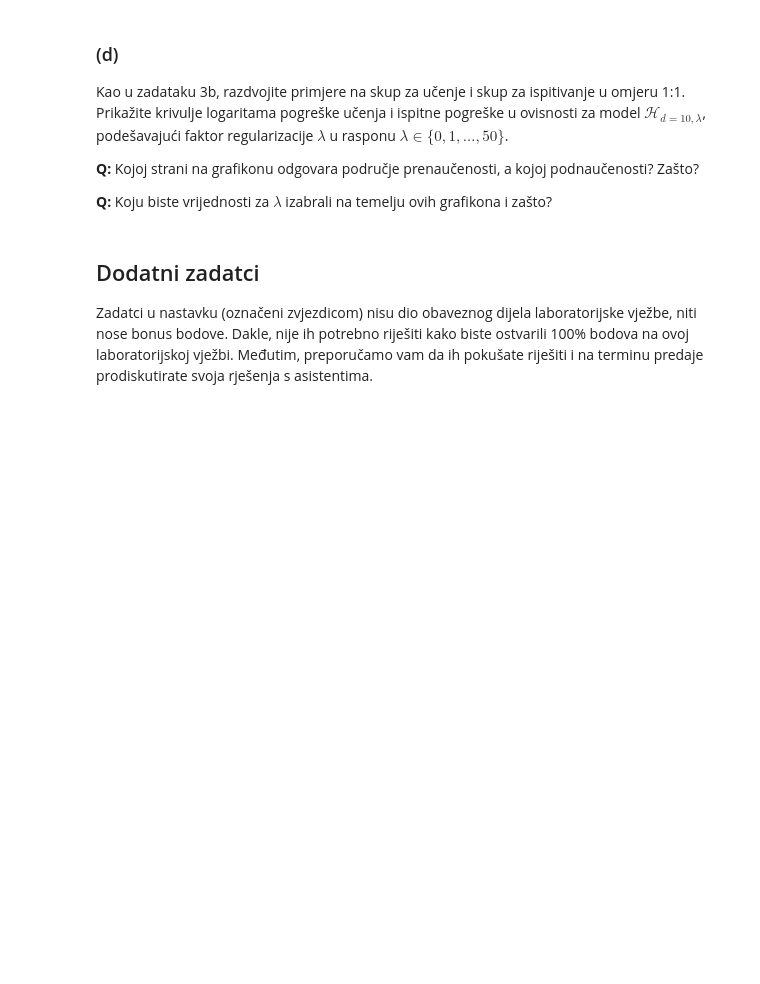
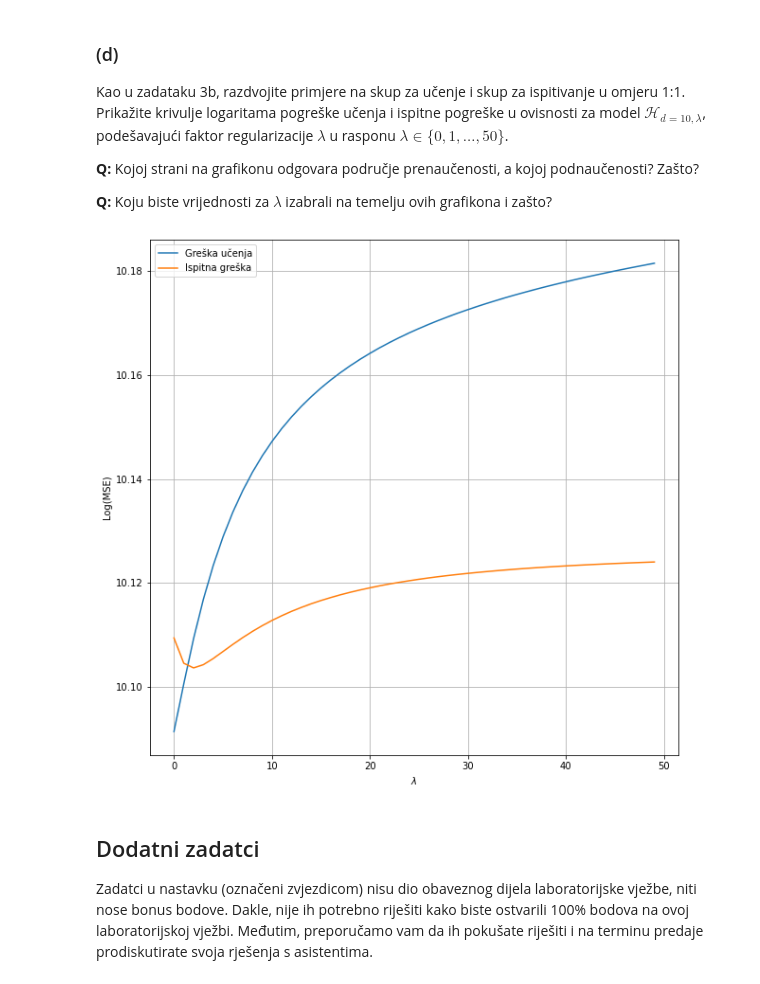
Before and after one commit to MCubek/strojno1Lab, a Jupyter notebook: SU1-2021-03-04-Regresija.ipynb, the cells around one changed output. Saved outputs shown, nothing was run; the diff lists cells and outputs as text; code cells hidden in the pictures; blank space fills up the shorter version.

```diff
--- a/SU1-2021-03-04-Regresija.ipynb
+++ b/SU1-2021-03-04-Regresija.ipynb
@@ -418,3 +463,37 @@ Kao u zadataku 3b, razdvojite primjere na skup za učenje i skup za ispitivanje
+# %%
+# Vaš kôd ovdje
+
+d = 10
+lambdas = range(0, 50)
+
+train_err = []
+test_err = []
+
+curr_X_train, curr_X_test, curr_y_train, curr_y_test = train_test_split(X_interval, y_interval, train_size=0.5, random_state=1999)
+
+for current_lambda in lambdas:
+        currentLinReg = make_pipeline(PolynomialFeatures(d), Ridge(current_lambda))
+        currentLinReg.fit(X_interval, y_interval)
+
+        currentPredictionTrain = currentLinReg.predict(curr_X_train)
+        currentPredictionTest = currentLinReg.predict(curr_X_test)
+
+        currentTrainMserr = mean_squared_error(curr_y_train, currentPredictionTrain)
+        currentTestMserr = mean_squared_error(curr_y_test, currentPredictionTest)
+
+        train_err.append(currentTrainMserr)
+        test_err.append(currentTestMserr)
+
+plt.figure(figsize=(10,10))
+plt.plot(lambdas, np.log(train_err), label='Greška učenja')
+plt.plot(lambdas, np.log(test_err), label='Ispitna greška')
+plt.xlabel('$\lambda$')
+plt.ylabel('Log(MSE)')
+plt.grid()
+plt.legend()
+plt.show()
+# %% [output]
+[figure, added]
 # %% [markdown]
 ## Dodatni zadatci
 
```
Also changed, not shown: parts of 14 cells of this notebook.
